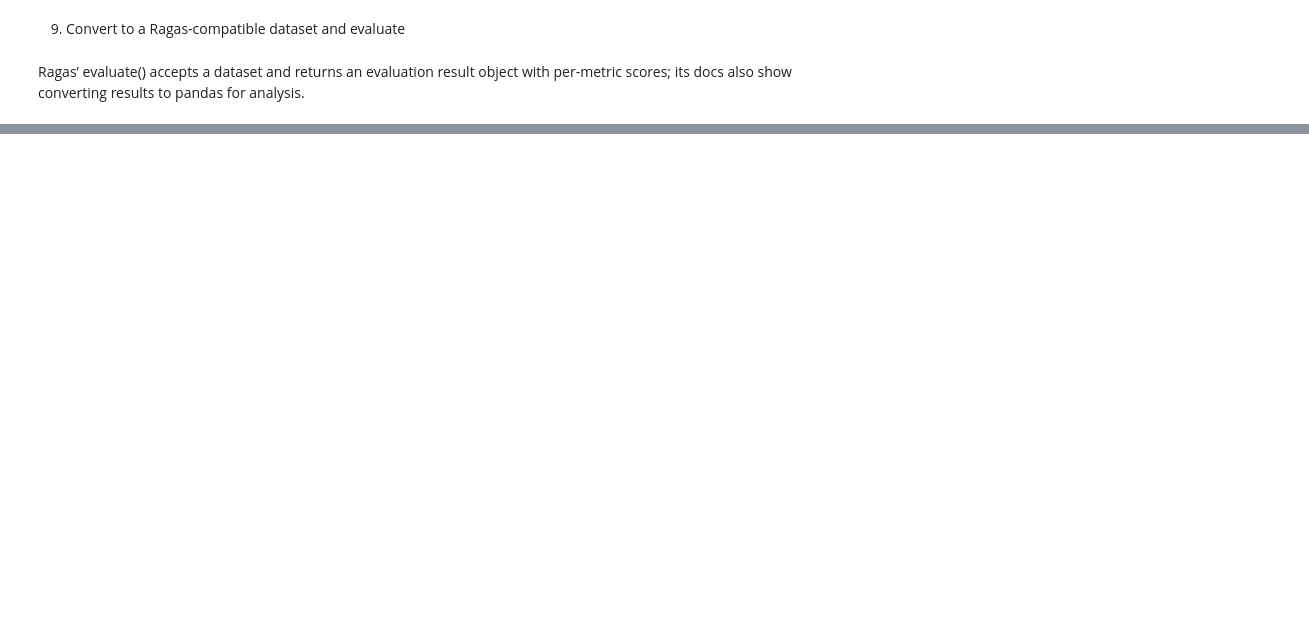
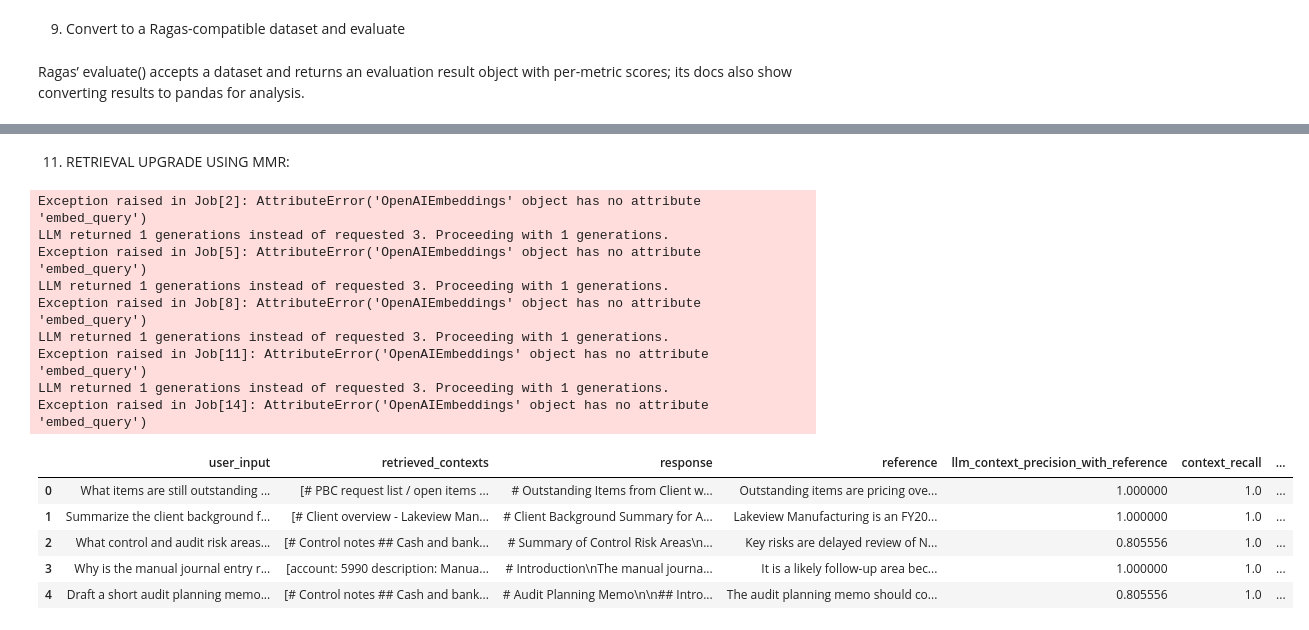
Before and after one commit to KrishanuSinha/Krishanu_AIE9_Assignments, a Jupyter notebook: swarmmate_audit_workpaper_adapter/swarmmate_audit_workpaper_adapter/SwarmMate_project_metric_catalog.ipynb, the cells around one changed output, grey strips where cells are left out. Drawn from its saved outputs; the diff is of its cells as text; code cells hidden in the pictures; blank space fills up the shorter version.

```diff
--- a/swarmmate_audit_workpaper_adapter/swarmmate_audit_workpaper_adapter/SwarmMate_project_metric_catalog.ipynb
+++ b/swarmmate_audit_workpaper_adapter/swarmmate_audit_workpaper_adapter/SwarmMate_project_metric_catalog.ipynb
@@ -400,0 +465,58 @@ Exception raised in Job[14]: AttributeError('OpenAIEmbeddings' object has no att
+# %% [markdown]
+11) RETRIEVAL UPGRADE USING MMR:
+# %%
+set_retrieval_mode("mmr", fetch_k=12, lambda_mult=0.35)
+
+mmr_runs_df = build_run_df(
+    eval_cases,
+    top_k=int(os.getenv("RAG_TOP_K", "4")),
+    chunk_size=int(os.getenv("RAG_CHUNK_SIZE", "900")),
+    chunk_overlap=int(os.getenv("RAG_CHUNK_OVERLAP", "150")),
+)
+
+mmr_eval_df = mmr_runs_df.copy()
+mmr_eval_df["response_eval"] = mmr_eval_df["response"].apply(lambda x: trim_text(x, max_chars=3500))
+mmr_eval_df["retrieved_contexts_eval"] = mmr_eval_df["retrieved_contexts"].apply(
+    lambda x: trim_contexts(x, max_contexts=4, max_chars_per_context=1200)
+)
+mmr_eval_df["reference_eval"] = mmr_eval_df["reference"].apply(lambda x: trim_text(x, max_chars=2500))
+
+mmr_hf_dataset = Dataset.from_pandas(
+    mmr_eval_df[
+        ["user_input", "retrieved_contexts_eval", "response_eval", "reference_eval"]
+    ].rename(
+        columns={
+            "retrieved_contexts_eval": "retrieved_contexts",
+            "response_eval": "response",
+            "reference_eval": "reference",
+        }
+    ),
+    preserve_index=False,
+)
+
+mmr_result = evaluate(
+    dataset=mmr_hf_dataset,
+    metrics=ragas_metrics,
+    run_config=run_config,
+    raise_exceptions=False,
+    show_progress=True,
+)
+
+mmr_metric_df = mmr_result.to_pandas()
+mmr_metric_df
+# %% [output]
+Exception raised in Job[2]: AttributeError('OpenAIEmbeddings' object has no attribute 'embed_query')
+LLM returned 1 generations instead of requested 3. Proceeding with 1 generations.
+Exception raised in Job[5]: AttributeError('OpenAIEmbeddings' object has no attribute 'embed_query')
+LLM returned 1 generations instead of requested 3. Proceeding with 1 generations.
+Exception raised in Job[8]: AttributeError('OpenAIEmbeddings' object has no attribute 'embed_query')
+LLM returned 1 generations instead of requested 3. Proceeding with 1 generations.
+Exception raised in Job[11]: AttributeError('OpenAIEmbeddings' object has no attribute 'embed_query')
+LLM returned 1 generations instead of requested 3. Proceeding with 1 generations.
+Exception raised in Job[14]: AttributeError('OpenAIEmbeddings' object has no attribute 'embed_query')
+|  | user_input | retrieved_contexts | response | reference | llm_context_precision_with_reference | context_recall | ... |
+| 0 | What items are still outstanding ... | [# PBC request list / open items ... | # Outstanding Items from Client w... | Outstanding items are pricing ove... | 1.000000 | 1.0 | ... |
+| 1 | Summarize the client background f... | [# Client overview - Lakeview Man... | # Client Background Summary for A... | Lakeview Manufacturing is an FY20... | 1.000000 | 1.0 | ... |
+| 2 | What control and audit risk areas... | [# Control notes ## Cash and bank... | # Summary of Control Risk Areas\n... | Key risks are delayed review of N... | 0.805556 | 1.0 | ... |
+| 3 | Why is the manual journal entry r... | [account: 5990 description: Manua... | # Introduction\nThe manual journa... | It is a likely follow-up area bec... | 1.000000 | 1.0 | ... |
+| 4 | Draft a short audit planning memo... | [# Control notes ## Cash and bank... | # Audit Planning Memo\n\n## Intro... | The audit planning memo should co... | 0.805556 | 1.0 | ... |
```
Also changed, not shown: parts of 7 cells of this notebook, 2 other files.
